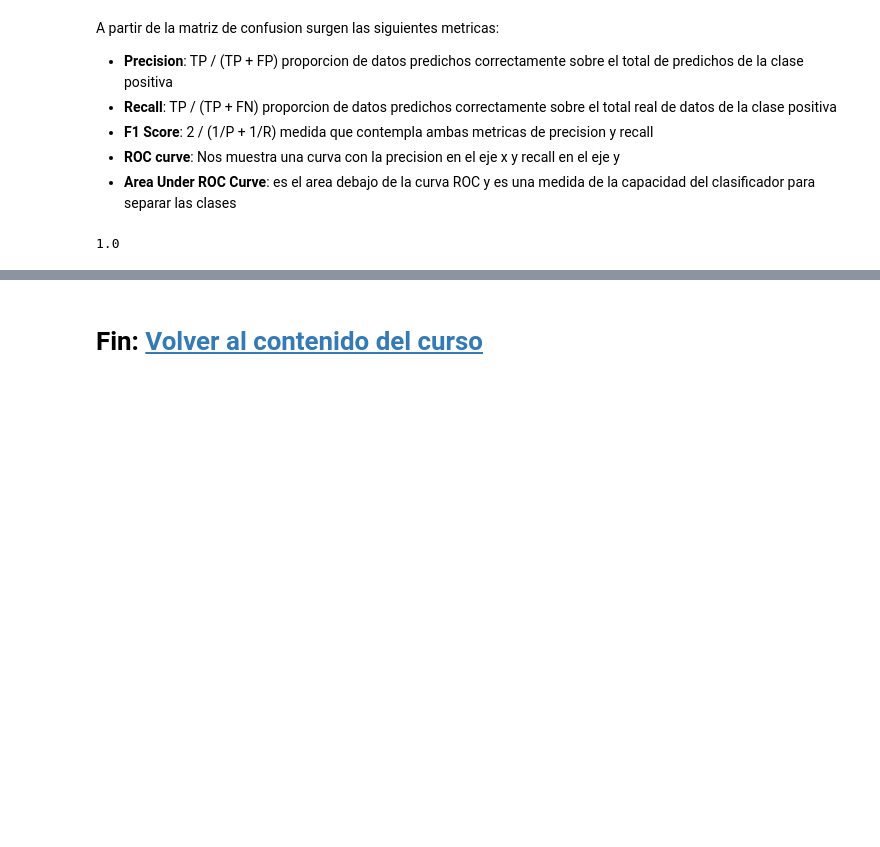
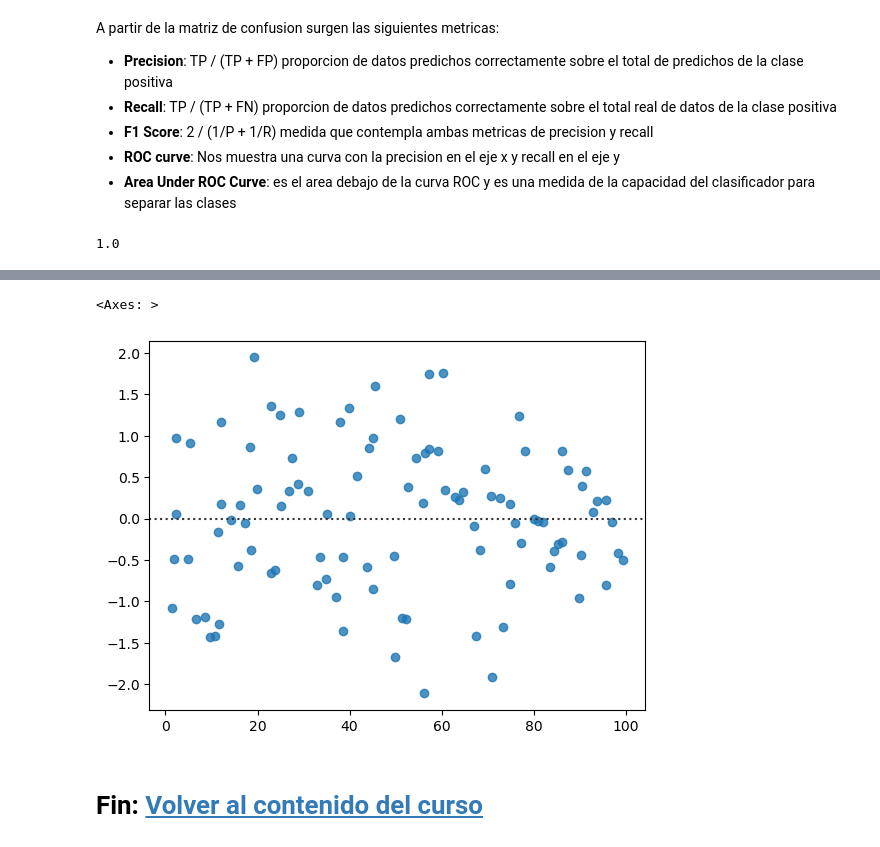
Before and after one commit to amiune/freecodingtour, a Jupyter notebook: cursos/espanol/datascience/6_metricas.ipynb, the cells around one changed output, grey strips where cells are left out. Drawn from its saved outputs; the diff is of its cells as text; code cells hidden in the pictures; blank space fills up the shorter version.

```diff
--- a/cursos/espanol/datascience/6_metricas.ipynb
+++ b/cursos/espanol/datascience/6_metricas.ipynb
@@ -142,2 +191,13 @@ metrics.r2_score(y_verdadero, y_predicho)
+# %%
+import numpy as np
+y_verdadero = np.arange(100)
+y_predicho = y_verdadero + np.random.randn(100)
+residuos = y_verdadero - y_predicho
+# %%
+import seaborn as sns
+sns.residplot(x=y_predicho,y=residuos);
+# %% [output]
+<Axes: >
+[figure, added]
 # %% [markdown]
 # Fin: [Volver al contenido del curso](https://www.freecodingtour.com/cursos/espanol/datascience/datascience.html)
```
Also changed, not shown: parts of 14 cells of this notebook.
